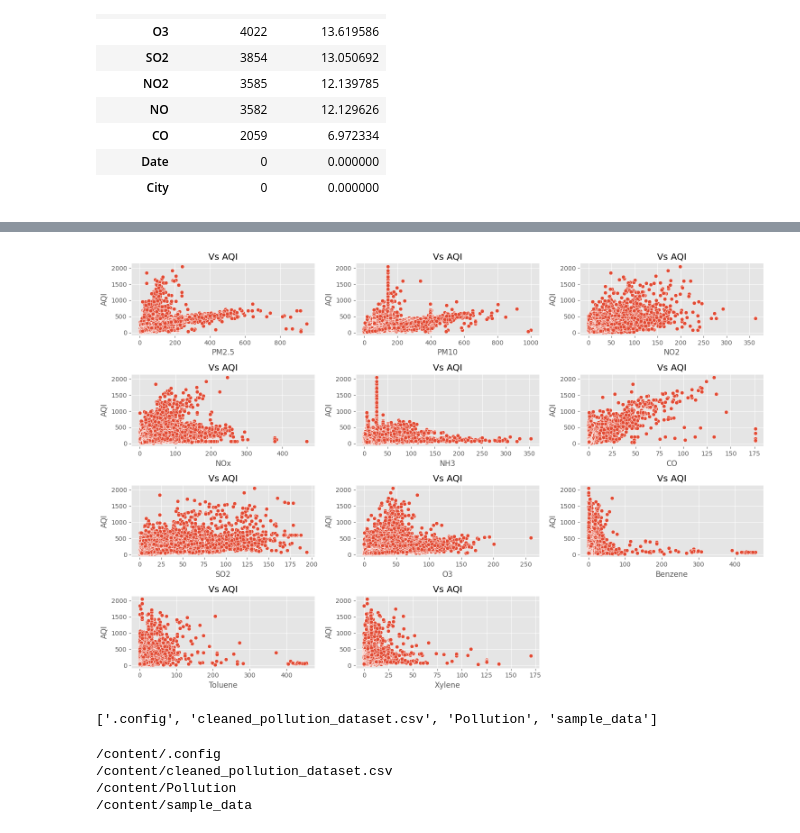
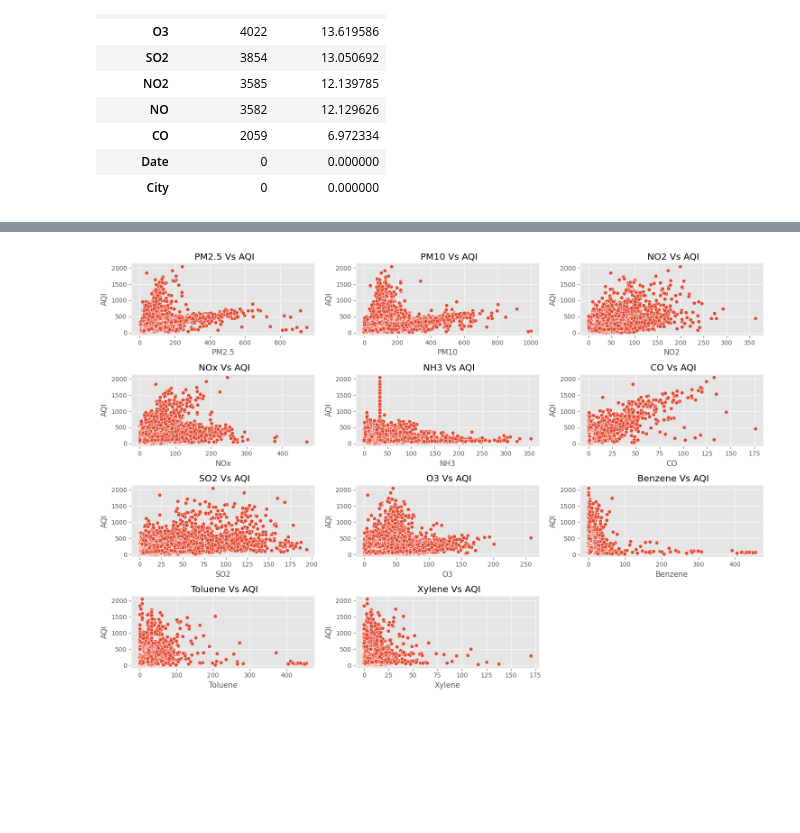
Before and after one commit to Medynal/Pollution, a Jupyter notebook: pollution_(2).ipynb, the cells around one changed output, grey strips where cells are left out. Drawn from its saved outputs; the diff is of its cells as text; code cells hidden in the pictures; blank space fills up the shorter version.

```diff
--- a/pollution_(2).ipynb
+++ b/pollution_(2).ipynb
@@ -57 +59,9 @@ pollution_df
 29531 rows × 16 columns
+# %%
+#Handling Duplicates
+duplicate= pollution_df.duplicated().sum()
+if duplicate > 0:
+  pollution_df.drop_duplicates(inplace= True)
+  print(f'{duplicate} duplicates have been removed')
+else:
+  print('No duplicates found')
@@ -123,7 +225 @@ plt.show()
 pollution_df= pollution_df.sort_values(['City', 'Date'],ascending= [True, True])
-# %%
-pollutants = ["PM2.5","PM10","NO","NO2","NOx","NH3","CO","SO2","O3",
-              "Benzene","Toluene","Xylene", "AQI", "AQI_Bucket"]
-
-pollution_df[pollutants] = pollution_df.groupby(['City', 'year'])[pollutants].ffill().bfill()
-pollution_df.isna().sum()
@@ -222,4 +391,5 @@ plt.show()
 # %%
+# Visualize average pollutant level by city
 pollutants = ['PM2.5','PM10','NO2','NOx','NH3','CO', 'SO2','O3', 'Benzene', 'Toluene', 'Xylene']
 cities = pollution_df['City'].unique()
 
@@ -228,9 +398,11 @@ for city in cities:
     plt.figure(figsize=(10, 6))
     for pollutant in pollutants:
         plt.bar(pollutant, city_data[pollutant].mean(), label=pollutant)
-    plt.title(f'Average Pollutant Levels at Station {city}')
+    plt.title(f'Average Pollutant Levels {city}')
     plt.xlabel('Pollutant')
     plt.ylabel('Average Concentration')
     plt.legend()
     plt.show()
+
+'''Figure 2: Visualizing the average pollutant level by city.'''
 # %% [output]
@@ -314,17 +506,17 @@ plt.show()
 # %%
 # Defining a function to determine the season based on the month
 def get_season(month):
-  if 3 <= month <= 5:
-    return 'Spring'
-  elif 6 <= month <= 8:
+  if month<= 2 or month==12:
+    return 'Winter'
+  elif 3<= month <= 6:
     return 'Summer'
-  elif 9 <= month <= 11:
-    return 'Autumn'
+  elif 7 <= month <= 9:
+    return 'Monsoon'
   else:
-    return 'Winter'
+    return 'Post Monsoon'
 
 # Apply the function to the 'month' column and create a new 'Season' column
 pollution_df['Season'] = pollution_df['month'].apply(get_season)
 
 pollution_df.reset_index(inplace=True) #resetting the index to be true
-pollution_df.head()
+#pollution_df.head()
@@ -356,24 +558,12 @@ plt.show()
 # %%
 # relationship between AQI and each pollutant in each city
 pollutants = ['PM2.5','PM10','NO2','NOx','NH3','CO', 'SO2','O3', 'Benzene', 'Toluene', 'Xylene']
 plt.figure(figsize= (15, 10))
 for i, pollutant in enumerate(pollutants, 1):
   plt.subplot(4,3,i)
   sns.scatterplot(pollution_df,x= pollutant, y='AQI')
-  plt.title('Vs AQI')
+  plt.title(f' {pollutant} Vs AQI')
 plt.tight_layout()
 plt.show()
 # %% [output]
-[figure, old version]
+[figure, new version]
-# %%
-os.listdir()
-# %% [output]
-['.config', 'cleaned_pollution_dataset.csv', 'Pollution', 'sample_data']
-# %%
-for f in os.listdir():
-    print(os.path.join(os.getcwd(), f))
-# %% [output]
-/content/.config
-/content/cleaned_pollution_dataset.csv
-/content/Pollution
-/content/sample_data
```
Also changed, not shown: parts of 35 cells of this notebook.
